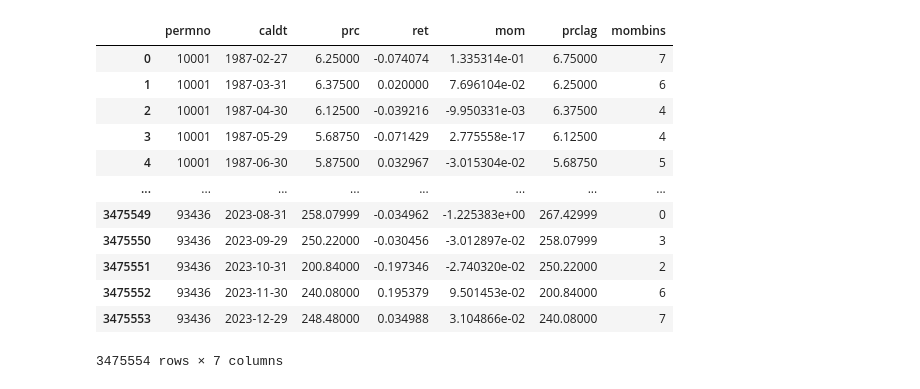
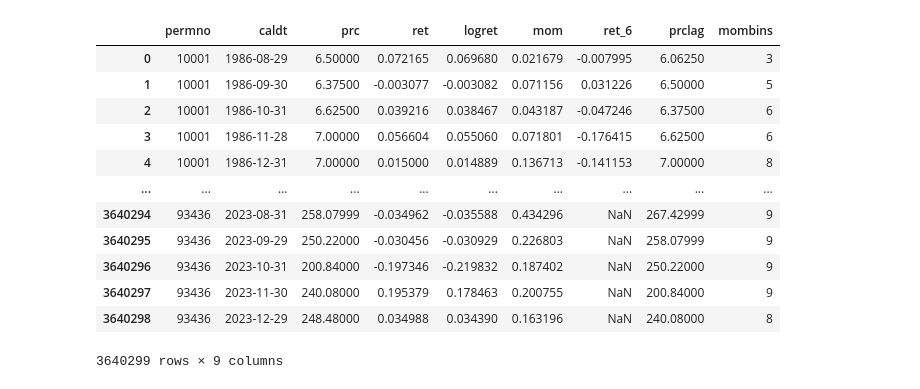
Before and after one commit to andrewhall1124/momentum, a Jupyter notebook: momentum.ipynb, the cells around one changed output. Saved outputs shown, nothing was run; the diff lists cells and outputs as text; code cells hidden in the pictures.

Commit message:
First itteration of momentum notebook

```diff
--- a/momentum.ipynb
+++ b/momentum.ipynb
@@ -27,13 +22,11 @@ df
 
 df['prc'] = abs(df['prc'])
 
-df['ret'] = df.groupby('permno')['prc'].pct_change()
-
 df.sort_values(by=['permno', 'caldt'], inplace=True)
 
 df = df[['permno', 'caldt', 'prc', 'ret']]
 
-df
+df.head()
 # %% [output]
 |  | permno | caldt | prc | ret |
 | 0 | 10000 | 1986-01-31 | 4.37500 | NaN |
@@ -51,18 +37,16 @@ df
 # %%
 # Calculate momentum feature
-
-# Returns
-df['ret'] = df.groupby("permno")['prc'].pct_change()
 
 # Log Returns
 df['logret'] = np.log(1 + df['ret'])
 
-# Momentum from t-12 to t-2
-df['mom'] = df.groupby('permno')['logret'].rolling(11,11).sum().reset_index(drop=True)
-df['mom'] = df.groupby('permno')['mom'].shift(2)
+# Momentum from t-6 to t-1
+df['mom'] = df.groupby('permno')['logret'].rolling(6,6).sum().reset_index(drop=True)
+df['mom'] = df.groupby('permno')['mom'].shift(1)
 
-# Drop columns
-df.drop(columns=['logret'], inplace=True)
+# Holding period returns
+df['ret_6'] = df.groupby('permno')['logret'].rolling(6,6).sum().reset_index(drop=True)
+df['ret_6'] = df.groupby('permno')['ret_6'].shift(-6)
 
 df
 # %% [output]
@@ -126,19 +88,20 @@ See the caveats in the documentation: https://pandas.pydata.org/pandas-docs/stab
 # %%
-# Momentum bins
-df['mombins'] = df.groupby("caldt")['mom'].transform(lambda x: pd.qcut(x, 10, labels=False, duplicates='drop'))
+# Momentum decile bins
+
+df['mombins'] = df.groupby("caldt")['mom'].transform(lambda x: pd.qcut(x, 10, labels=False))
 
 df
 # %% [output]
-|  | permno | caldt | prc | ret | mom | prclag | mombins |
-| 0 | 10001 | 1987-02-27 | 6.25000 | -0.074074 | 1.335314e-01 | 6.75000 | 7 |
-| 1 | 10001 | 1987-03-31 | 6.37500 | 0.020000 | 7.696104e-02 | 6.25000 | 6 |
-| 2 | 10001 | 1987-04-30 | 6.12500 | -0.039216 | -9.950331e-03 | 6.37500 | 4 |
-| 3 | 10001 | 1987-05-29 | 5.68750 | -0.071429 | 2.775558e-17 | 6.12500 | 4 |
-| 4 | 10001 | 1987-06-30 | 5.87500 | 0.032967 | -3.015304e-02 | 5.68750 | 5 |
-| ... | ... | ... | ... | ... | ... | ... | ... |
-| 3475549 | 93436 | 2023-08-31 | 258.07999 | -0.034962 | -1.225383e+00 | 267.42999 | 0 |
-| 3475550 | 93436 | 2023-09-29 | 250.22000 | -0.030456 | -3.012897e-02 | 258.07999 | 3 |
-| 3475551 | 93436 | 2023-10-31 | 200.84000 | -0.197346 | -2.740320e-02 | 250.22000 | 2 |
-| 3475552 | 93436 | 2023-11-30 | 240.08000 | 0.195379 | 9.501453e-02 | 200.84000 | 6 |
-| 3475553 | 93436 | 2023-12-29 | 248.48000 | 0.034988 | 3.104866e-02 | 240.08000 | 7 |
+|  | permno | caldt | prc | ret | logret | mom | ret_6 | prclag | mombins |
+| 0 | 10001 | 1986-08-29 | 6.50000 | 0.072165 | 0.069680 | 0.021679 | -0.007995 | 6.06250 | 3 |
+| 1 | 10001 | 1986-09-30 | 6.37500 | -0.003077 | -0.003082 | 0.071156 | 0.031226 | 6.50000 | 5 |
+| 2 | 10001 | 1986-10-31 | 6.62500 | 0.039216 | 0.038467 | 0.043187 | -0.047246 | 6.37500 | 6 |
+| 3 | 10001 | 1986-11-28 | 7.00000 | 0.056604 | 0.055060 | 0.071801 | -0.176415 | 6.62500 | 6 |
+| 4 | 10001 | 1986-12-31 | 7.00000 | 0.015000 | 0.014889 | 0.136713 | -0.141153 | 7.00000 | 8 |
+| ... | ... | ... | ... | ... | ... | ... | ... | ... | ... |
+| 3640294 | 93436 | 2023-08-31 | 258.07999 | -0.034962 | -0.035588 | 0.434296 | NaN | 267.42999 | 9 |
+| 3640295 | 93436 | 2023-09-29 | 250.22000 | -0.030456 | -0.030929 | 0.226803 | NaN | 258.07999 | 9 |
+| 3640296 | 93436 | 2023-10-31 | 200.84000 | -0.197346 | -0.219832 | 0.187402 | NaN | 250.22000 | 9 |
+| 3640297 | 93436 | 2023-11-30 | 240.08000 | 0.195379 | 0.178463 | 0.200755 | NaN | 200.84000 | 9 |
+| 3640298 | 93436 | 2023-12-29 | 248.48000 | 0.034988 | 0.034390 | 0.163196 | NaN | 240.08000 | 8 |
-3475554 rows × 7 columns
+3640299 rows × 9 columns
```
Also changed, not shown: parts of 9 cells of this notebook.
